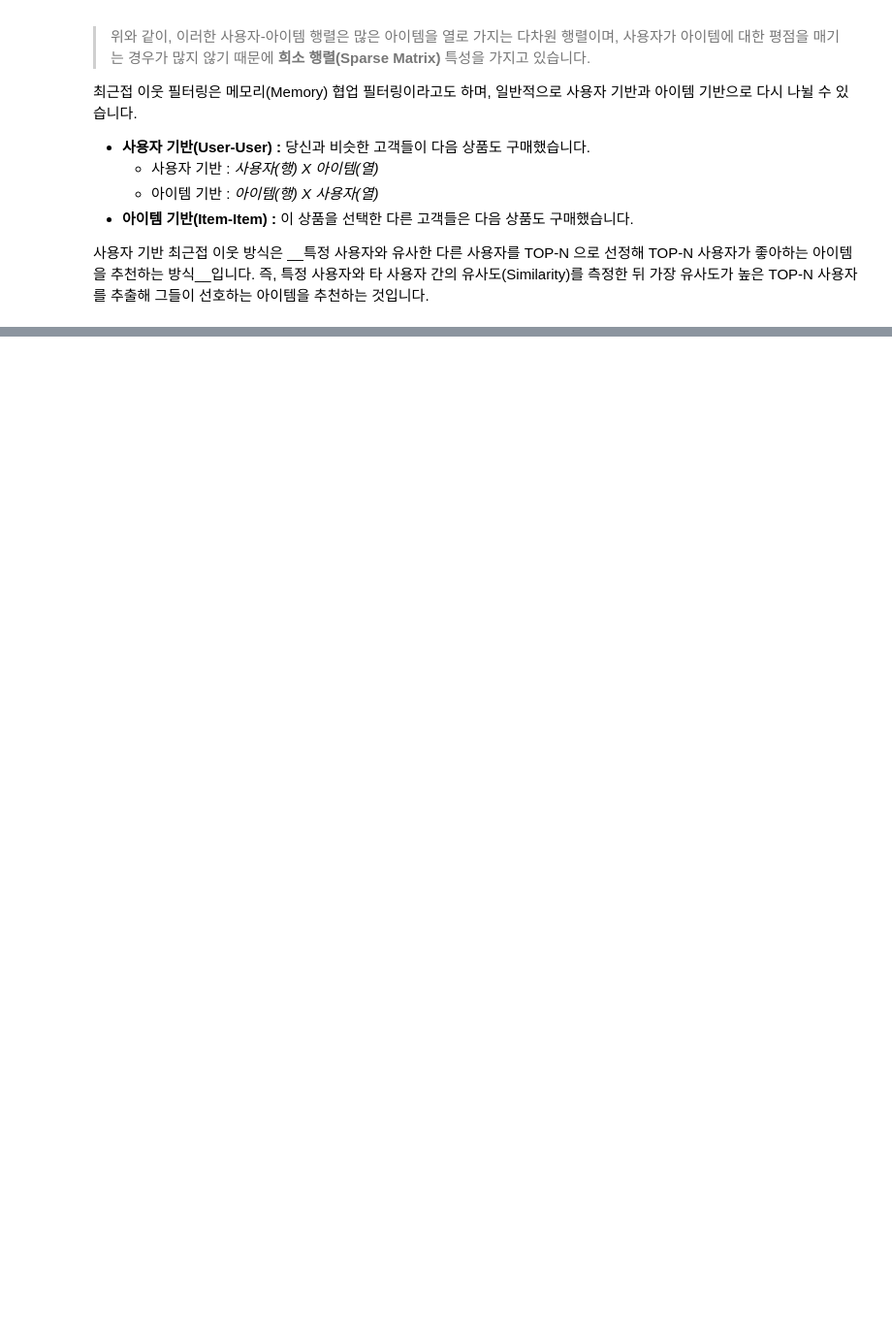
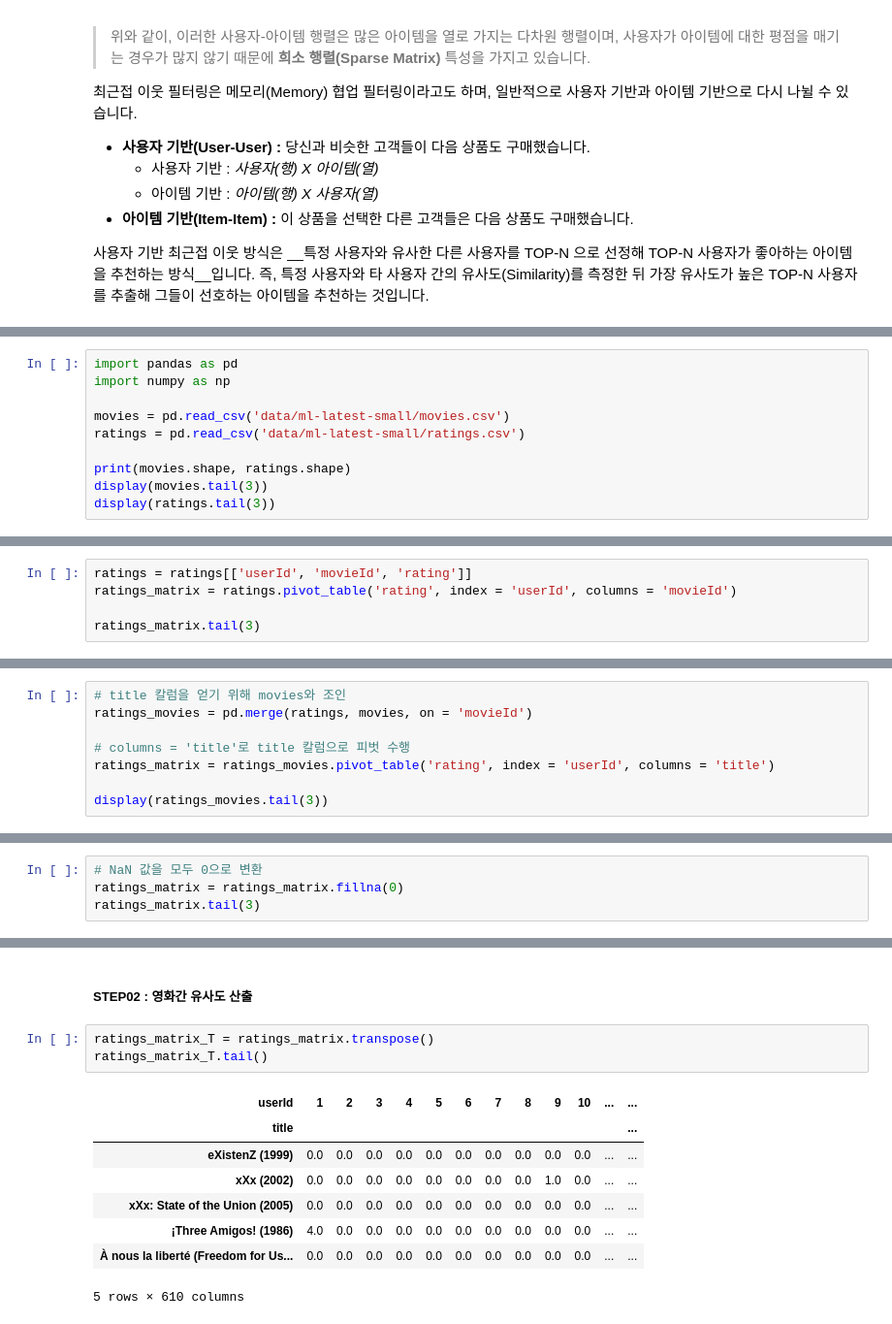
Before and after one commit to ByuungHyunPark/Recommend-System, a Jupyter notebook: 2. 협업필터링 - 최근접 이웃 필터링.ipynb, the cells around one changed output, grey strips where cells are left out. Shown: that part at 97% size. Drawn from its saved outputs; the diff is of its cells as text; blank space fills up the shorter version.

```diff
--- a/2. 협업필터링 - 최근접 이웃 필터링.ipynb
+++ b/2. 협업필터링 - 최근접 이웃 필터링.ipynb
@@ -26,0 +37,10 @@ __즉, 사용자가 남긴 평점(rating)데이터를 기반하여, 남기지
+# %%
+import pandas as pd
+import numpy as np
+
+movies = pd.read_csv('data/ml-latest-small/movies.csv')
+ratings = pd.read_csv('data/ml-latest-small/ratings.csv')
+
+print(movies.shape, ratings.shape)
+display(movies.tail(3))
+display(ratings.tail(3))
@@ -26,0 +59,5 @@ __즉, 사용자가 남긴 평점(rating)데이터를 기반하여, 남기지
+# %%
+ratings = ratings[['userId', 'movieId', 'rating']]
+ratings_matrix = ratings.pivot_table('rating', index = 'userId', columns = 'movieId')
+
+ratings_matrix.tail(3)
@@ -26,0 +71,8 @@ __즉, 사용자가 남긴 평점(rating)데이터를 기반하여, 남기지
+# %%
+# title 칼럼을 얻기 위해 movies와 조인
+ratings_movies = pd.merge(ratings, movies, on = 'movieId')
+
+# columns = 'title'로 title 칼럼으로 피벗 수행
+ratings_matrix = ratings_movies.pivot_table('rating', index = 'userId', columns = 'title')
+
+display(ratings_movies.tail(3))
@@ -26,0 +86,4 @@ __즉, 사용자가 남긴 평점(rating)데이터를 기반하여, 남기지
+# %%
+# NaN 값을 모두 0으로 변환
+ratings_matrix = ratings_matrix.fillna(0)
+ratings_matrix.tail(3)
@@ -26,0 +97,14 @@ __즉, 사용자가 남긴 평점(rating)데이터를 기반하여, 남기지
+# %% [markdown]
+##### STEP02 : 영화간 유사도 산출
+# %%
+ratings_matrix_T = ratings_matrix.transpose()
+ratings_matrix_T.tail()
+# %% [output]
+| userId | 1 | 2 | 3 | 4 | 5 | 6 | 7 | 8 | 9 | 10 | ... | ... |
+| title |  |  |  |  |  |  |  |  |  |  |  | ... |
+| eXistenZ (1999) | 0.0 | 0.0 | 0.0 | 0.0 | 0.0 | 0.0 | 0.0 | 0.0 | 0.0 | 0.0 | ... | ... |
+| xXx (2002) | 0.0 | 0.0 | 0.0 | 0.0 | 0.0 | 0.0 | 0.0 | 0.0 | 1.0 | 0.0 | ... | ... |
+| xXx: State of the Union (2005) | 0.0 | 0.0 | 0.0 | 0.0 | 0.0 | 0.0 | 0.0 | 0.0 | 0.0 | 0.0 | ... | ... |
+| ¡Three Amigos! (1986) | 4.0 | 0.0 | 0.0 | 0.0 | 0.0 | 0.0 | 0.0 | 0.0 | 0.0 | 0.0 | ... | ... |
+| À nous la liberté (Freedom for Us... | 0.0 | 0.0 | 0.0 | 0.0 | 0.0 | 0.0 | 0.0 | 0.0 | 0.0 | 0.0 | ... | ... |
+5 rows × 610 columns
```
Also changed, not shown: parts of 20 cells of this notebook.
